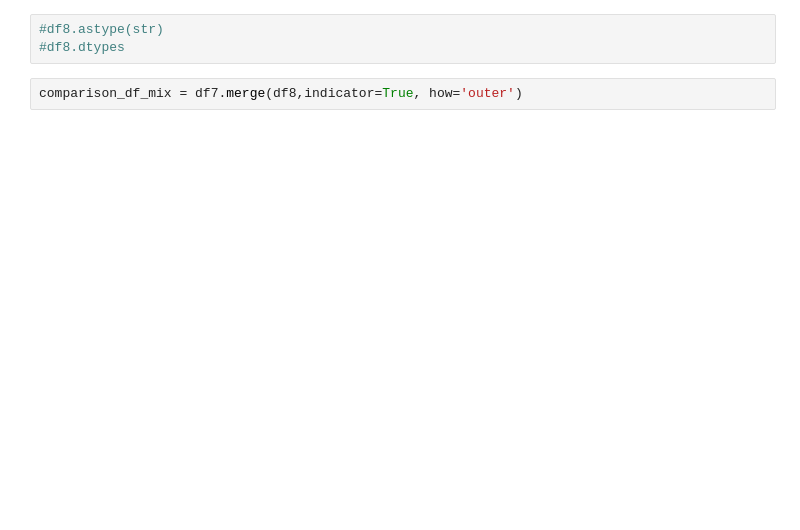
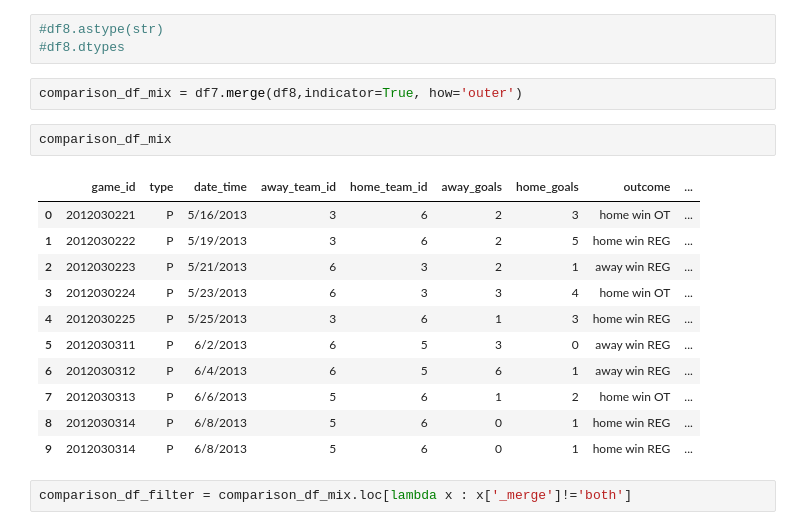
Before and after one commit to sumedhshirodkar34/project, a Jupyter notebook: compare_2_dataframes.ipynb, the cells around one changed output. Drawn from its saved outputs; the diff is of its cells as text; blank space fills up the shorter version.

```diff
--- a/compare_2_dataframes.ipynb
+++ b/compare_2_dataframes.ipynb
@@ -39,3 +61,19 @@ df8 = pd.read_csv('game_5.dat',sep = '|')
 #df8.dtypes
 # %%
 comparison_df_mix = df7.merge(df8,indicator=True, how='outer')
+# %%
+comparison_df_mix
+# %% [output]
+|  | game_id | type | date_time | away_team_id | home_team_id | away_goals | home_goals | outcome | ... |
+| 0 | 2012030221 | P | 5/16/2013 | 3 | 6 | 2 | 3 | home win OT | ... |
+| 1 | 2012030222 | P | 5/19/2013 | 3 | 6 | 2 | 5 | home win REG | ... |
+| 2 | 2012030223 | P | 5/21/2013 | 6 | 3 | 2 | 1 | away win REG | ... |
+| 3 | 2012030224 | P | 5/23/2013 | 6 | 3 | 3 | 4 | home win OT | ... |
+| 4 | 2012030225 | P | 5/25/2013 | 3 | 6 | 1 | 3 | home win REG | ... |
+| 5 | 2012030311 | P | 6/2/2013 | 6 | 5 | 3 | 0 | away win REG | ... |
+| 6 | 2012030312 | P | 6/4/2013 | 6 | 5 | 6 | 1 | away win REG | ... |
+| 7 | 2012030313 | P | 6/6/2013 | 5 | 6 | 1 | 2 | home win OT | ... |
+| 8 | 2012030314 | P | 6/8/2013 | 5 | 6 | 0 | 1 | home win REG | ... |
+| 9 | 2012030314 | P | 6/8/2013 | 5 | 6 | 0 | 1 | home win REG | ... |
+# %%
+comparison_df_filter = comparison_df_mix.loc[lambda x : x['_merge']!='both']
```
Also changed, not shown: parts of 13 cells of this notebook.
